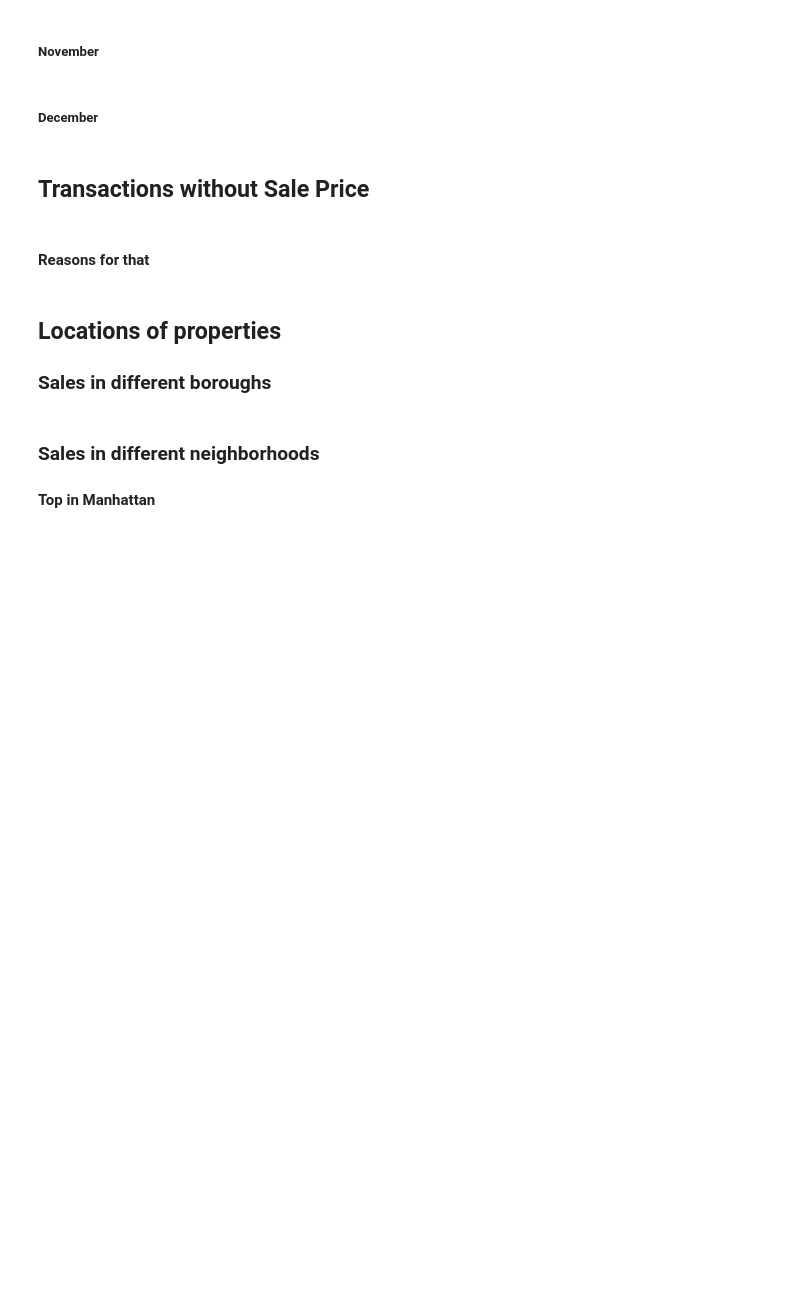
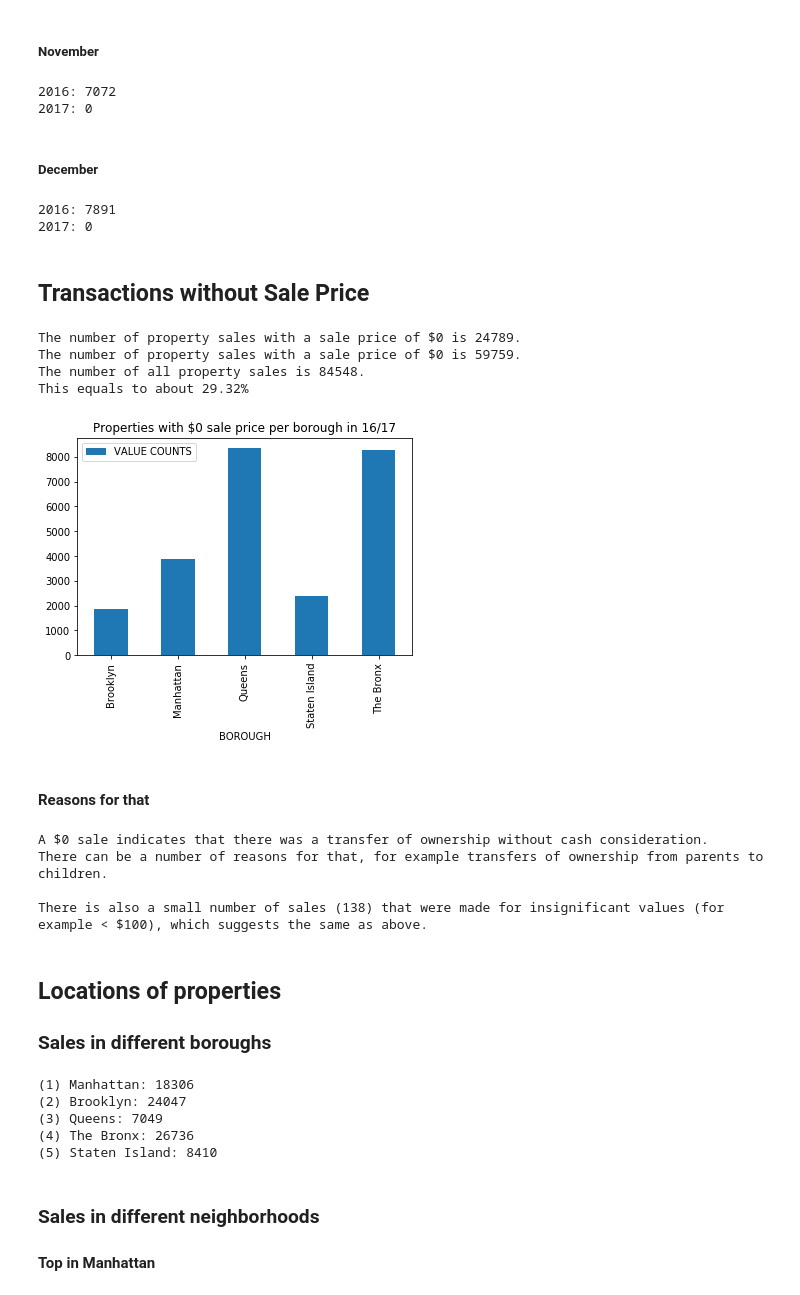
Before and after one commit to Dome1803/nyc_prop_sales, a Jupyter notebook: sales16_17.ipynb, the cells around one changed output. Saved outputs shown, nothing was run; the diff lists cells and outputs as text; code cells hidden in the pictures; blank space fills up the shorter version.

```diff
--- a/sales16_17.ipynb
+++ b/sales16_17.ipynb
@@ -15,13 +15,16 @@ sales_frame = sales_frame.drop(["Unnamed: 0"], axis=1)
 
 # Changing format of boroughs to string (from int)
 sales_frame["BOROUGH"] = sales_frame["BOROUGH"].apply(str)
-# Changing format of sale price to numeric (from str)
-sales_frame["SALE PRICE"] = pd.to_numeric(sales_frame["SALE PRICE"], errors="coerce")
+# Replacing the " -  " filler and changing format of sale price to numeric (from str)
+sales_frame["SALE PRICE"] = sales_frame["SALE PRICE"].replace([" -  "], "0")
+sales_frame["SALE PRICE"] = pd.to_numeric(sales_frame["SALE PRICE"])
 # Changing format of sale date to datetime (from str)
-sales_frame["SALE DATE"] = pd.to_datetime(sales_frame["SALE DATE"], errors="coerce")
+sales_frame["SALE DATE"] = pd.to_datetime(sales_frame["SALE DATE"])
 # Changing LSF and GSF to numeric values (from str)
-sales_frame["LAND SQUARE FEET"] = pd.to_numeric(sales_frame["LAND SQUARE FEET"], errors="coerce")
-sales_frame["GROSS SQUARE FEET"] = pd.to_numeric(sales_frame["GROSS SQUARE FEET"], errors="coerce")
+sales_frame["LAND SQUARE FEET"] = sales_frame["LAND SQUARE FEET"].replace([" -  "], "0")
+sales_frame["GROSS SQUARE FEET"] = sales_frame["GROSS SQUARE FEET"].replace([" -  "], "0")
+sales_frame["LAND SQUARE FEET"] = pd.to_numeric(sales_frame["LAND SQUARE FEET"])
+sales_frame["GROSS SQUARE FEET"] = pd.to_numeric(sales_frame["GROSS SQUARE FEET"])
 
 # Replacing numbers of boroughs with actual name
 sales_frame["BOROUGH"] = sales_frame["BOROUGH"].replace(["1"], "Manhattan")
@@ -29,6 +32,10 @@ sales_frame["BOROUGH"] = sales_frame["BOROUGH"].replace(["2"], "Brooklyn")
 sales_frame["BOROUGH"] = sales_frame["BOROUGH"].replace(["3"], "Queens")
 sales_frame["BOROUGH"] = sales_frame["BOROUGH"].replace(["4"], "The Bronx")
 sales_frame["BOROUGH"] = sales_frame["BOROUGH"].replace(["5"], "Staten Island")
+
+# Adjusting square feet to square meter
+sales_frame["LAND SQUARE FEET"] = fc.to_qm(sales_frame["LAND SQUARE FEET"])
+sales_frame["GROSS SQUARE FEET"] = fc.to_qm(sales_frame["GROSS SQUARE FEET"])
 
 # saving new dataframe
 fc.to_csv("data/nyc-rolling-sales1.csv", sales_frame)
@@ -272,6 +341,9 @@ sales_nov_2016 = sales_2016[sales_2016["SALE DATE"].dt.month == 11]
 print("2016:", len(sales_nov_2016))
 sales_nov_2017 = sales_2017[sales_2017["SALE DATE"].dt.month == 11]
 print("2017:", len(sales_nov_2017))
+# %% [output]
+2016: 7072
+2017: 0
 # %% [markdown]
 ##### December
 # %%
@@ -279,32 +351,48 @@ sales_dec_2016 = sales_2016[sales_2016["SALE DATE"].dt.month == 12]
 print("2016:", len(sales_dec_2016))
 sales_dec_2017 = sales_2017[sales_2017["SALE DATE"].dt.month == 12]
 print("2017:", len(sales_dec_2017))
+# %% [output]
+2016: 7891
+2017: 0
 # %% [markdown]
 ## Transactions without Sale Price
 # %%
 # Calculating sales without sale price
 sales_zero = sales_frame[sales_frame["SALE PRICE"] == 0]
 print("The number of property sales with a sale price of $0 is ", len(sales_zero), ".", sep="")
+
+# Calculating sales with sale price
+sales_more = sales_frame[sales_frame["SALE PRICE"] > 0]
+print("The number of property sales with a sale price of $0 is ", len(sales_more), ".", sep="")
+
+# why is there a difference
+#print(sales_frame[sales_frame["SALE PRICE"].unique()])
 
 # Measuring total number of sales
 print("The number of all property sales is ", len(sales_frame), ".", sep="")
 
 # Sales without sale price in relation to all sales
 sales_zero_percent = len(sales_frame[sales_frame["SALE PRICE"] == 0]) / len(sales_frame)
 print("This equals to about ", round(sales_zero_percent * 100, 2), "%", sep="")
 
 # Filtering dataframe "sales_zero" by borough
 sales_zero_borough = sales_zero.groupby(["BOROUGH"])
 groupedby_zero_borough = sales_zero_borough["SALE PRICE"].value_counts().reset_index(name="Index")
 groupedby_zero_borough.columns = ["BOROUGH", "SALE PRICE", "VALUE COUNTS"]
 
 # Printing new dataframe
 #print(groupedby_zero_borough)
 
 # Visualizing and saving image
 groupedby_zero_borough.plot.bar(x="BOROUGH", y="VALUE COUNTS", title="Properties with $0 sale price per borough in 16/17")
 
 plt.savefig("data/Properties with $0 sale price per borough 16_17.jpg", bbox_inches="tight")
+# %% [output]
+The number of property sales with a sale price of $0 is 24789.
+The number of property sales with a sale price of $0 is 59759.
+The number of all property sales is 84548.
+This equals to about 29.32%
+[figure, added]
 # %% [markdown]
 #### Reasons for that
 # %%
@@ -312,6 +400,11 @@ plt.savefig("data/Properties with $0 sale price per borough 16_17.jpg", bbox_inc
 print("\nA $0 sale indicates that there was a transfer of ownership without cash consideration. \nThere can be a number of reasons for that, for example transfers of ownership from parents to children.")
 sales_almost_zero = sales_frame[(sales_frame["SALE PRICE"] < 100) & sales_frame["SALE PRICE"] != 0]
 print("\nThere is also a small number of sales (", len(sales_almost_zero), ") that were made for insignificant values (for example < $100), which suggests the same as above.", sep="")
+# %% [output]
+A $0 sale indicates that there was a transfer of ownership without cash consideration.
+There can be a number of reasons for that, for example transfers of ownership from parents to children.
+
+There is also a small number of sales (138) that were made for insignificant values (for example < $100), which suggests the same as above.
 # %% [markdown]
 ## Locations of properties
 
@@ -329,6 +422,12 @@ print("(2) Brooklyn:", len(sales_brooklyn))
 print("(3) Queens:", len(sales_queens))
 print("(4) The Bronx:", len(sales_the_bronx))
 print("(5) Staten Island:", len(sales_staten_island))
+# %% [output]
+(1) Manhattan: 18306
+(2) Brooklyn: 24047
+(3) Queens: 7049
+(4) The Bronx: 26736
+(5) Staten Island: 8410
 # %% [markdown]
 ### Sales in different neighborhoods
 
```
Also changed, not shown: parts of 20 cells of this notebook, 7 other files.
